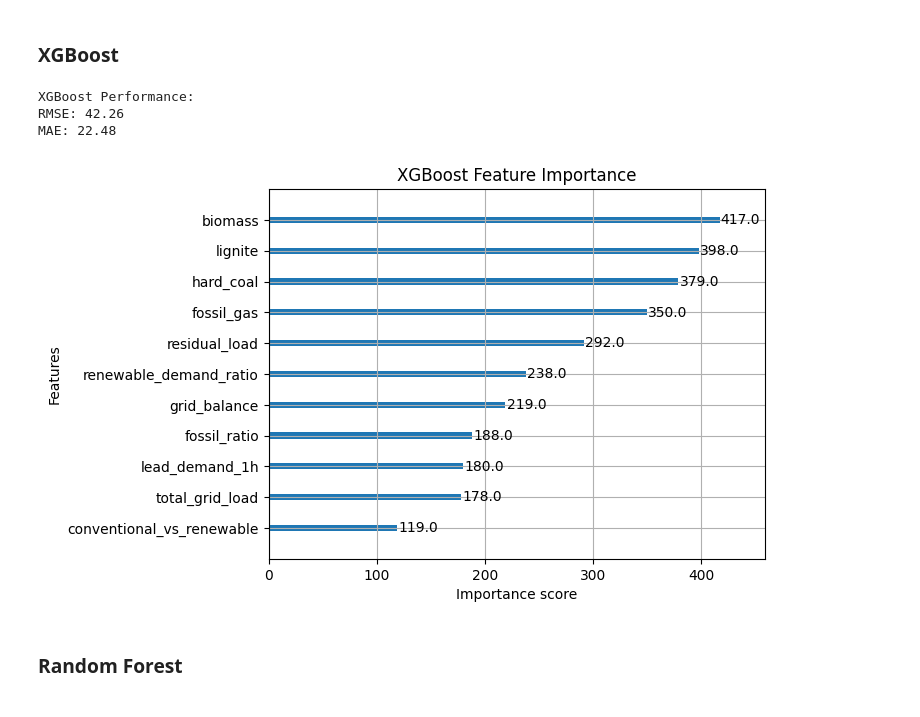
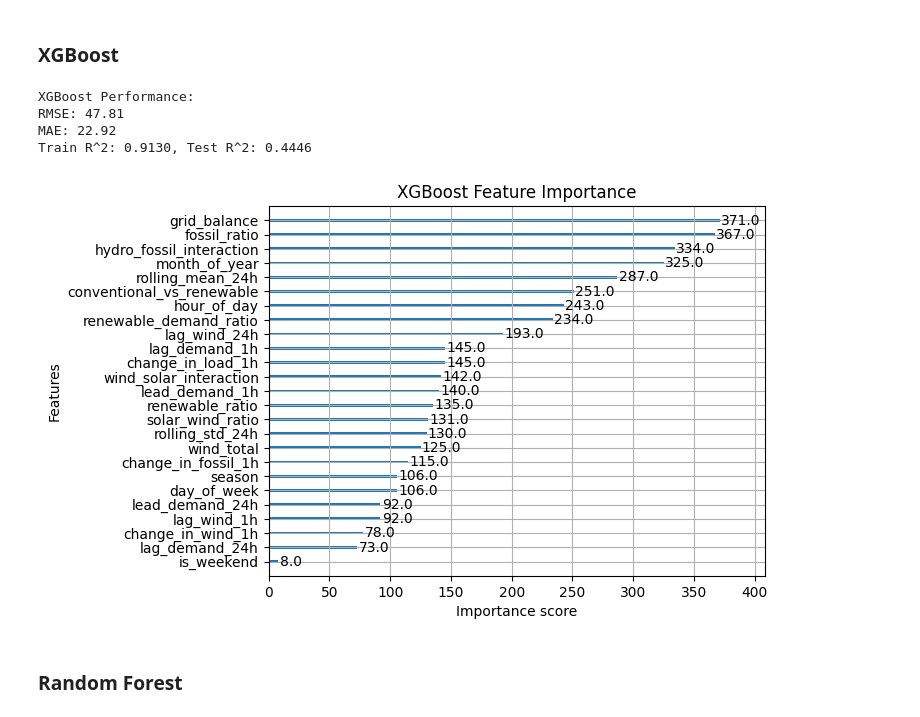
Before and after one commit to apostleoffinance/Energy-Price-Forecast, a Jupyter notebook: Notebooks/forecast_model.ipynb, the cells around one changed output. Saved outputs shown, nothing was run; the diff lists cells and outputs as text; code cells hidden in the pictures.

Commit message:
model

```diff
--- a/Notebooks/forecast_model.ipynb
+++ b/Notebooks/forecast_model.ipynb
@@ -79,7 +79,7 @@ hydro_fossil_interaction           float64
 renewable_demand_ratio             float64
 Length: 41, dtype: object
 # %%
-# df.fillna(df.mean(), inplace=True)
-df.fillna(df.interpolate(), inplace=True)
-print(df.isnull().sum())
+df.fillna(df.mean(), inplace=True)
+#df.fillna(df.interpolate(), inplace=True)
+print(df.isnull().sum().to_list())
 # %% [output]
@@ -160,10 +155,21 @@ plt.show()
 # %% [markdown]
 ### Splitting the Data (Time-Based Split)
 # %%
-selected_features = ['renewable_demand_ratio','residual_load', 'fossil_ratio',
-                   'lignite', 'conventional_vs_renewable', 'fossil_gas', 'grid_balance', 'hard_coal',
-                    'biomass', 'total_grid_load','lead_demand_1h'
-                   ]
+# selected_features = ['renewable_demand_ratio','residual_load', 'fossil_ratio',
+#                    'lignite', 'grid_balance', 'hard_coal', 'biomass',
+#                    'rolling_mean_24h','lead_demand_1h','total_grid_load',
+#                    'fossil_gas','hydro_fossil_interaction','month_of_year', 'hour_of_day',
+#                    'conventional_vs_renewable'
+#                    ]
+
+selected_features = [
+    "hour_of_day", "day_of_week", "is_weekend", "month_of_year",
+    "season", "renewable_ratio", "fossil_ratio", "wind_total", "solar_wind_ratio",
+    "grid_balance", "conventional_vs_renewable", "rolling_mean_24h", "rolling_std_24h",
+    "change_in_load_1h", "change_in_wind_1h", "change_in_fossil_1h", "lag_wind_1h",
+    "lag_wind_24h", "lag_demand_1h", "lag_demand_24h", "lead_demand_1h", "lead_demand_24h",
+    "wind_solar_interaction", "hydro_fossil_interaction", "renewable_demand_ratio"
+]
 
 # Features (X) and Target (y)
 X = df[selected_features]
@@ -177,6 +183,8 @@ y = df['energy_price']
 split_idx = int(0.8 * len(df))
 X_train , X_test = X.iloc[:split_idx], X.iloc[split_idx:]
 y_train, y_test = y.iloc[:split_idx], y.iloc[split_idx:]
+# Proceed with train-test split
+#X_train, X_test, y_train, y_test = train_test_split(X, y, test_size=0.2, random_state=42)
 
 
 # Verify shapes
@@ -192,35 +200,46 @@ I’ll train three models—XGBoost, Random Forest, and Gradient Boosting—and
 # %%
 # Initialize and Train XGBoost
 xgb_model = xgb.XGBRegressor(
-    n_estimators = 100,
-    learning_rate = 0.1,
-    max_depth = 5,
+    n_estimators = 300,
+    learning_rate = 0.05,
+    max_depth = 4,
+    min_child_weight=3,  # Increase to reduce overfitting
+    subsample=0.8,       # Use 80% of data per tree
+    colsample_bytree=0.8,  # Use 80% of features per tree
+    reg_lambda =1,
+    reg_alpha=0.5,
     random_state = 42
 )
 
 xgb_model.fit(X_train, y_train)
+
 
 # Predict
 y_pred_xgb = xgb_model.predict(X_test)
 
 # Evaluate
 mae_xgb = mean_absolute_error(y_test, y_pred_xgb)
 rmse_xgb = root_mean_squared_error(y_test, y_pred_xgb)
 
 print("XGBoost Performance:")
 print(f"RMSE: {rmse_xgb:.2f}")
 print(f"MAE: {mae_xgb:.2f}")
 
+# Evaluate
+train_score = xgb_model.score(X_train, y_train)
+test_score = xgb_model.score(X_test, y_test)
+print(f"Train R^2: {train_score:.4f}, Test R^2: {test_score:.4f}")
 
 # Feature importance
 xgb.plot_importance(xgb_model)
 plt.title("XGBoost Feature Importance")
 plt.show()
 # %% [output]
 XGBoost Performance:
-RMSE: 42.26
-MAE: 22.48
+RMSE: 47.81
+MAE: 22.92
+Train R^2: 0.9130, Test R^2: 0.4446
-[figure, old version]
+[figure, new version]
 # %% [markdown]
 ### Random Forest
 # %%
```
Also changed, not shown: parts of 11 cells of this notebook.
